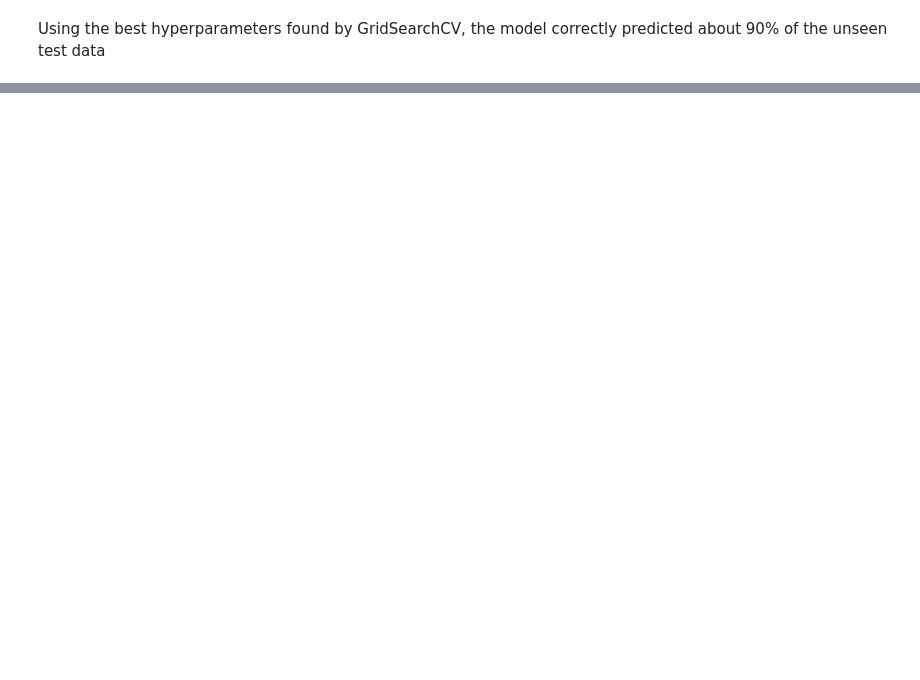
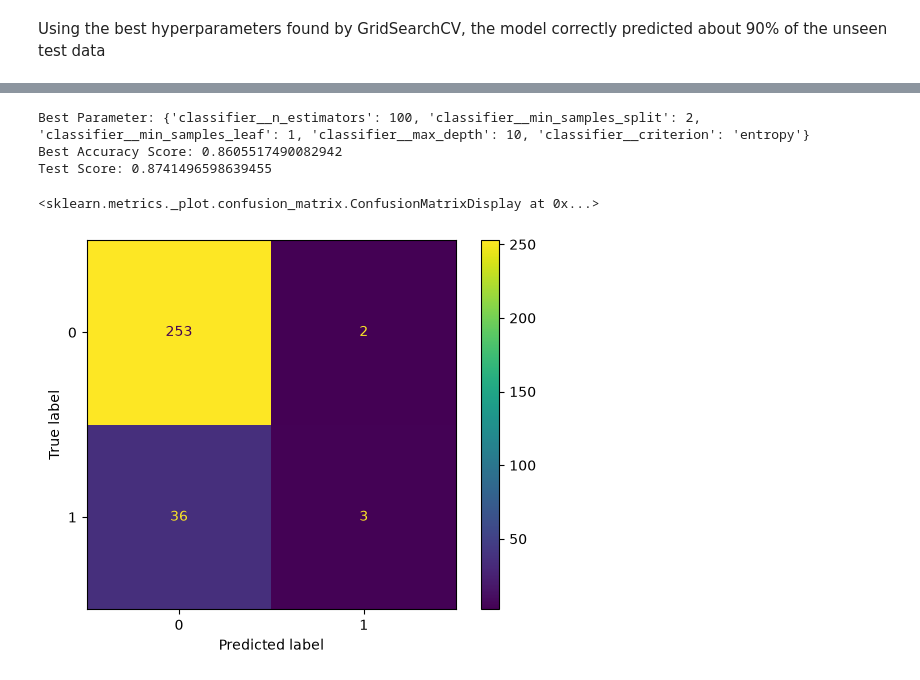
Before and after one commit to aishwari26/Classification-project-2-Adv-, a Jupyter notebook: IBM HR Analytics Employee Attrition.ipynb, the cells around one changed output, grey strips where cells are left out. Saved outputs shown, nothing was run; the diff lists cells and outputs as text; code cells hidden in the pictures; blank space fills up the shorter version.

```diff
--- a/IBM HR Analytics Employee Attrition.ipynb
+++ b/IBM HR Analytics Employee Attrition.ipynb
@@ -653,0 +743,5 @@ model=Pipeline([("preprocessor",preprocessor),(
+# %%
+param_grid={"classifier__criterion":["gini","entropy"],
+            "classifier__max_depth":[3,5,10,15,None],
+            "classifier__min_samples_leaf":[2,5,10],
+            "classifier__min_samples_split":[1,2,4]}
@@ -653,0 +922,14 @@ model=Pipeline([("preprocessor",preprocessor),(
+# %%
+print("Best Parameter:",ran_search.best_params_)
+print("Best Accuracy Score:",ran_search.best_score_)
+print("Test Score:",ran_search.score(X_test,y_test))
+# %% [output]
+Best Parameter: {'classifier__n_estimators': 100, 'classifier__min_samples_split': 2, 'classifier__min_samples_leaf': 1, 'classifier__max_depth': 10, 'classifier__criterion': 'entropy'}
+Best Accuracy Score: 0.8605517490082942
+Test Score: 0.8741496598639455
+# %%
+y_pred=model3.predict(X_test)
+ConfusionMatrixDisplay.from_predictions(y_test,y_pred)
+# %% [output]
+<sklearn.metrics._plot.confusion_matrix.ConfusionMatrixDisplay at 0x...>
+[figure, added]
```
Also changed, not shown: parts of 36 cells of this notebook.
